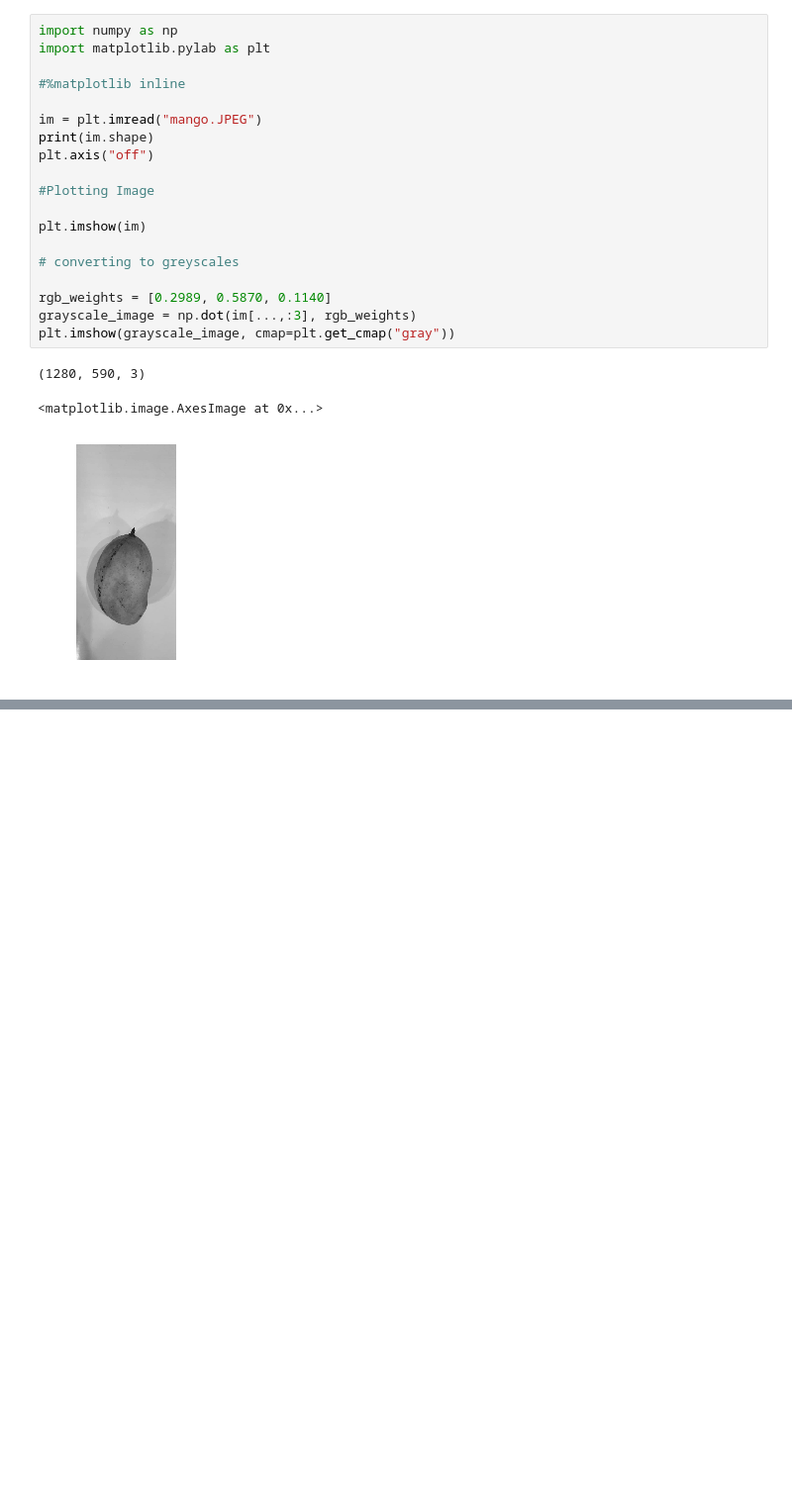
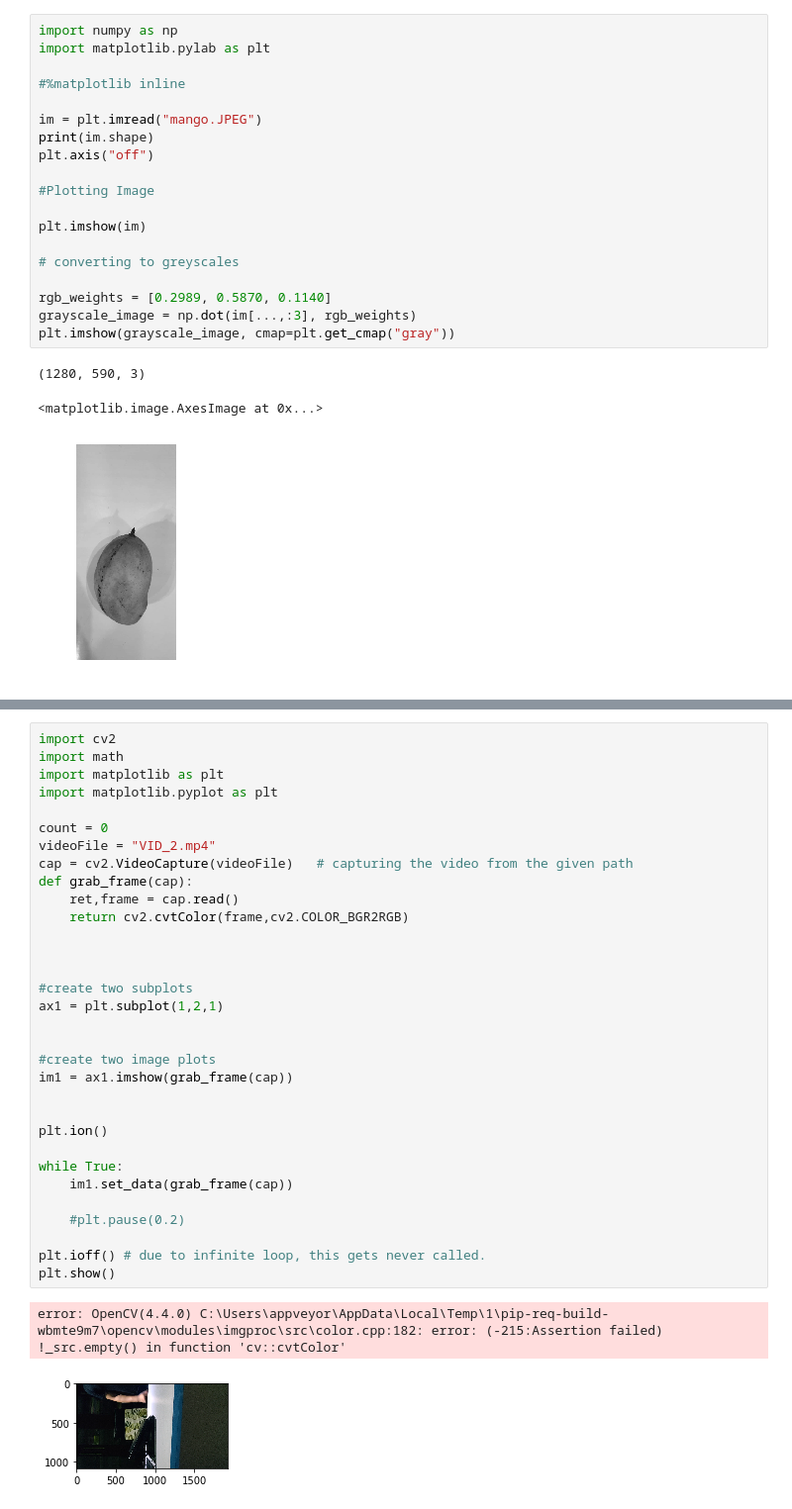
Before and after one commit to Avi-nashkumar/Semester5, a Jupyter notebook: ECSE303L/Machine Learning/Lab1.ipynb, the cells around one changed output, grey strips where cells are left out. Shown: that part at 99% size. Cells and saved outputs as stored; diff of their text form; blank space fills up the shorter version.

```diff
--- a/ECSE303L/Machine Learning/Lab1.ipynb
+++ b/ECSE303L/Machine Learning/Lab1.ipynb
@@ -110 +147,36 @@ plt.imshow(grayscale_image, cmap=plt.get_cmap("gray"))
+# %%
+import cv2
+import math
+import matplotlib as plt
+import matplotlib.pyplot as plt
+
+count = 0
+videoFile = "VID_2.mp4"
+cap = cv2.VideoCapture(videoFile)   # capturing the video from the given path
+def grab_frame(cap):
+    ret,frame = cap.read()
+    return cv2.cvtColor(frame,cv2.COLOR_BGR2RGB)
+
+
+
+#create two subplots
+ax1 = plt.subplot(1,2,1)
+
+
+#create two image plots
+im1 = ax1.imshow(grab_frame(cap))
+
+
+plt.ion()
+
+while True:
+    im1.set_data(grab_frame(cap))
+
+    #plt.pause(0.2)
+
+plt.ioff() # due to infinite loop, this gets never called.
+plt.show()
+# %% [output]
+error: OpenCV(4.4.0) C:\Users\appveyor\AppData\Local\Temp\1\pip-req-build-wbmte9m7\opencv\modules\imgproc\src\color.cpp:182: error: (-215:Assertion failed) !_src.empty() in function 'cv::cvtColor'
+[figure, added]
 # %%
```
Also changed, not shown: parts of 5 cells of this notebook, 12 other files.
